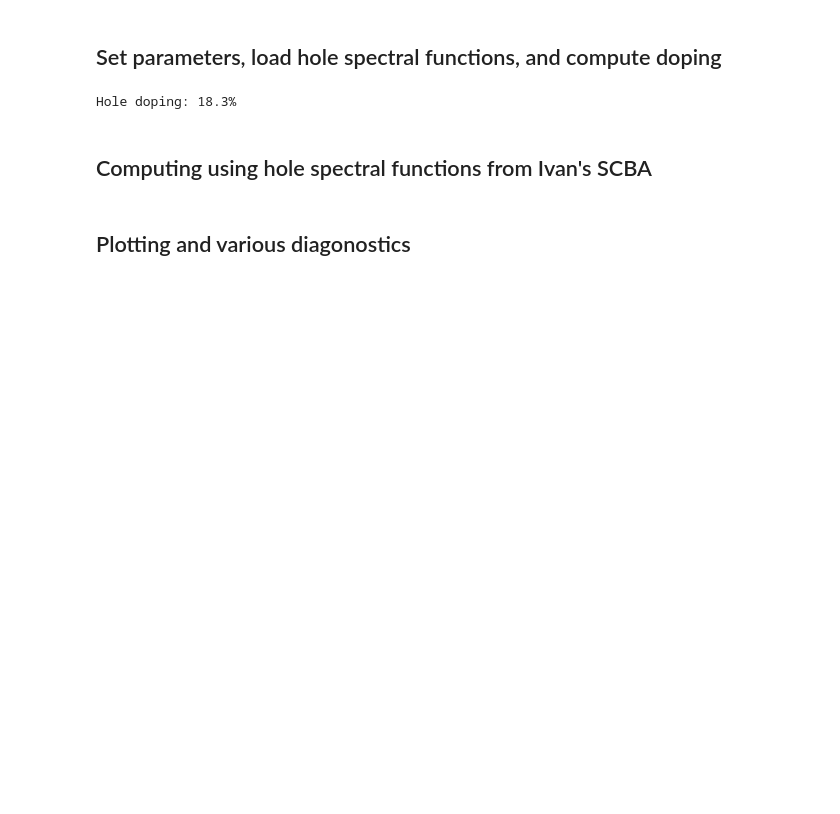
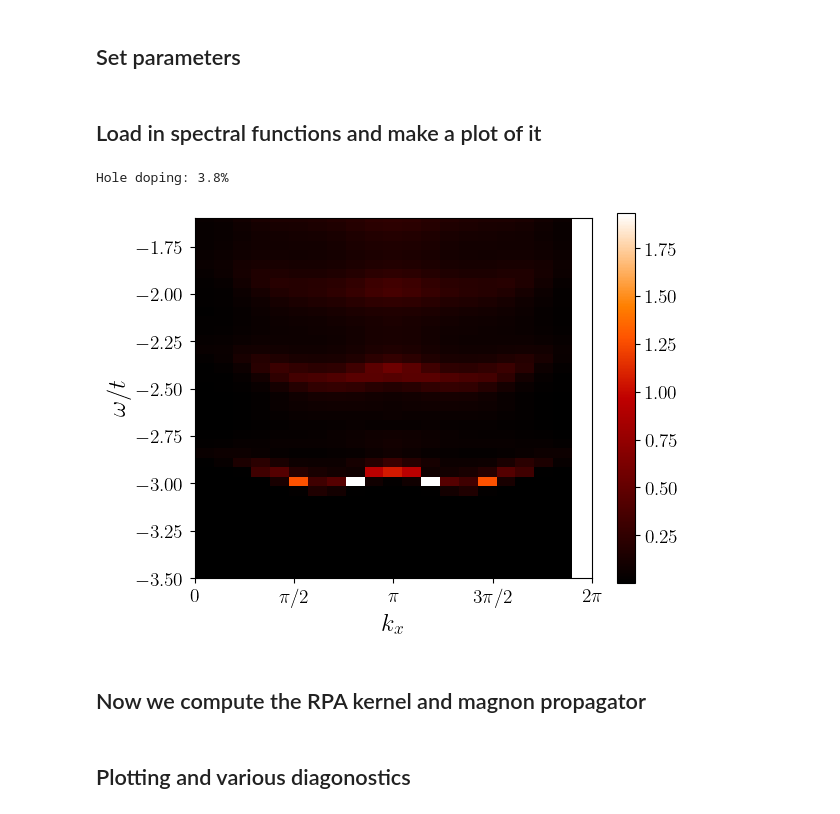
Before and after one commit to j-curtis/holes_and_magnons, a Jupyter notebook: Magnon_RPA_plots.ipynb, the cells around one changed output. Saved outputs shown, nothing was run; the diff lists cells and outputs as text; code cells hidden in the pictures; blank space fills up the shorter version.

```diff
--- a/Magnon_RPA_plots.ipynb
+++ b/Magnon_RPA_plots.ipynb
@@ -126,2 +24,2 @@ if True:
 # %% [markdown]
-## Set parameters, load hole spectral functions, and compute doping
+## Set parameters
@@ -128,28 +31,37 @@ if True:
+# %% [markdown]
+## Load in spectral functions and make a plot of it
 # %%
-T = 0.11*rpa.t
-U = 7.5*rpa.t
-J = 4.*rpa.t**2/U
-mu = -2.*rpa.t ### Chemical potential
+### Location of hole spectral functions
+holesDirectory = dataDirectory+"hole_spectra/03252025/"
+holesFile = "Hole_Spectral_functionJz0.05_alfa0.999_Nx20_Ny20"
 
-figDirectory = "../figures/"
-dataDirectory = "../data/"
+### Load in spectral function
+kxs,kys,ws,A = rpa.load_hole_spectrum(holesDirectory+holesFile)
 
-saveFigs = False
-
-holesDirectory = dataDirectory+"hole_spectra/03252025/"
-holesFile = "Hole_Spectral_functionJz0.05_alfa0.999_Nx20_Ny20"#"Hole_Spectral_functionJz0.05_alfa0.999_Nx20_Ny20"
-
-kxs,kys,ws,A = rpa.load_hole_spectrum(holesDirectory+holesFile)
+### Useful to make vectorized grids and keep track of sizes of arrays
 kxvs,kyvs,wvs = np.meshgrid(kxs,kys,ws)
 Nkx = len(kxs)
 Nky = len(kys)
 Nw = len(ws)
+
+### Compute doping
 delta = rpa.calc_density(kxs,kys,ws,A,mu,T)
 print("Hole doping: {d:0.1%}".format(d=delta))
 # %% [output]
-Hole doping: 18.3%
+Hole doping: 3.8%
-# %% [markdown]
-## Computing using hole spectral functions from Ivan's SCBA
+# %%
+### Plot spectral function for a cut
+plt.imshow(np.transpose(A[:,0,:]),extent=[kxs[0],kxs[-1],ws[0],ws[-1]],origin='lower',cmap='gist_heat',aspect=3.)
+plt.colorbar()
+plt.ylim(-3.5*rpa.t,-1.6*rpa.t)
+plt.xlabel(r'$k_x$')
+plt.ylabel(r'$\omega/t$')
+plt.xticks([0,np.pi/2.,np.pi,3.*np.pi/2.,2.*np.pi],[r'0',r'$\pi/2$',r'$\pi$',r'$3\pi/2$',r'$2\pi$'])
+plt.show()
+# %% [output]
+[figure, added]
+# %% [markdown]
+## Now we compute the RPA kernel and magnon propagator
 # %%
 ### Calculate RPA spectra from hole spectra
 ImPi = rpa.calc_ImPi(kxs,kys,ws,A,mu,T)
```
Also changed, not shown: parts of 14 cells of this notebook, 1 other file.
